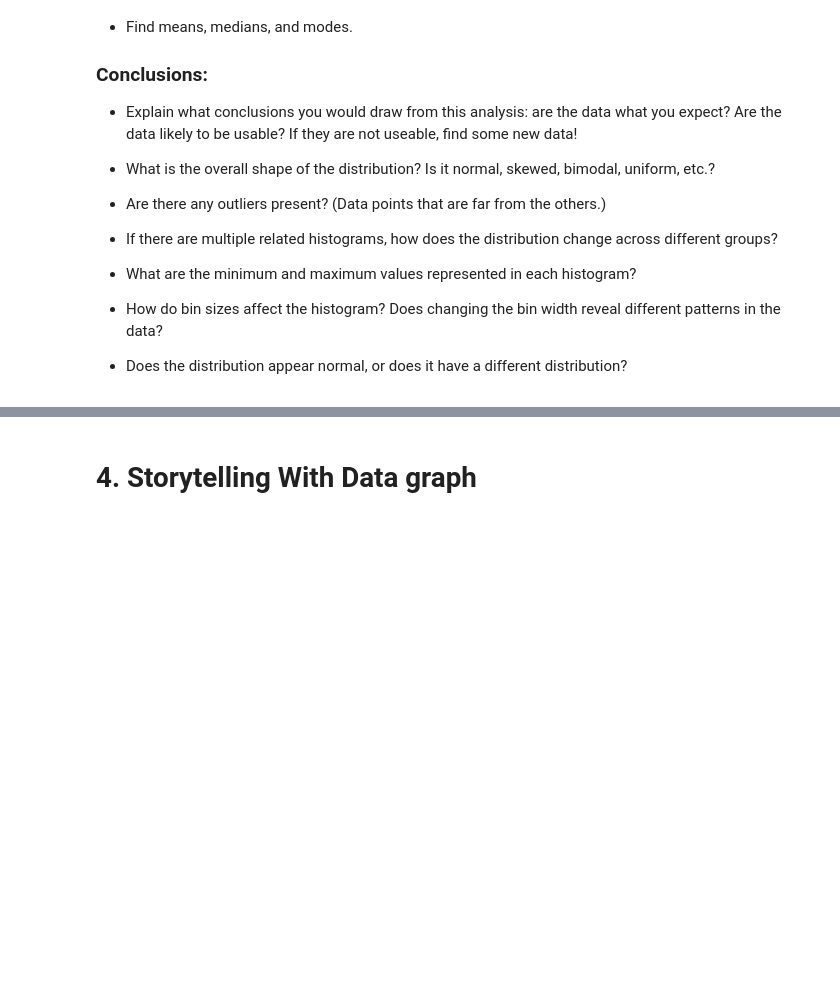
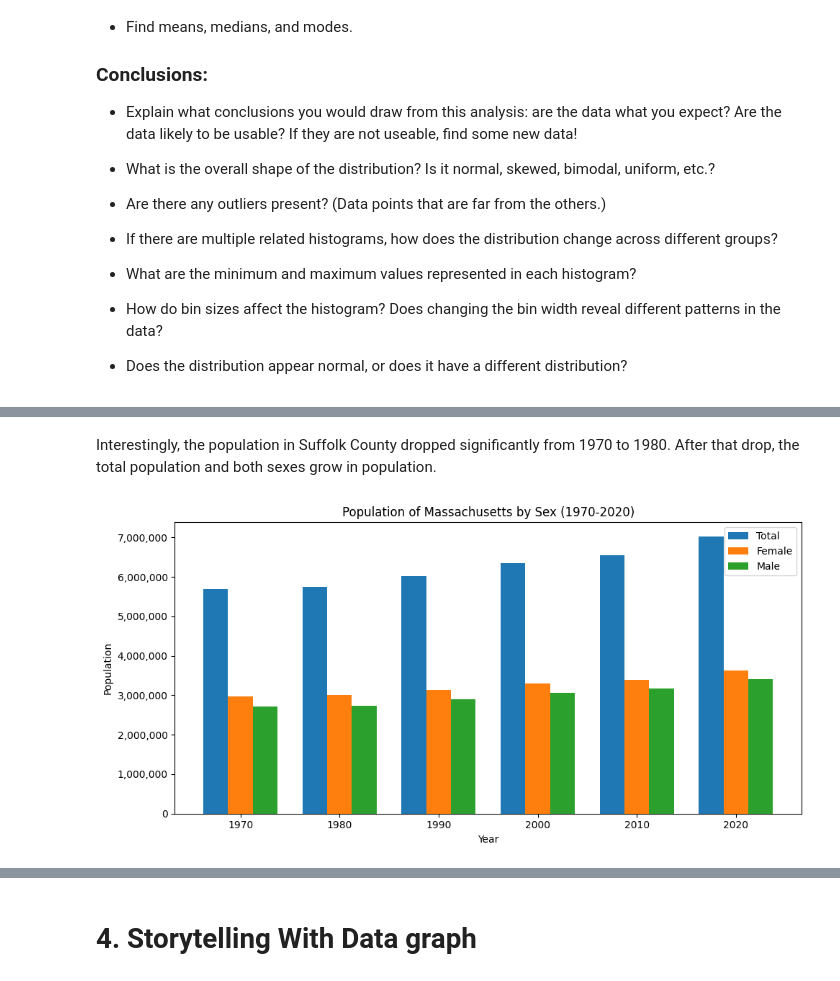
Before and after one commit to aidandig/DX699-ModB2, a Jupyter notebook: Homework/OMDS-ModB2-Week4-DiGregorio-Aidan.ipynb, the cells around one changed output, grey strips where cells are left out. Saved outputs shown, nothing was run; the diff lists cells and outputs as text; code cells hidden in the pictures; blank space fills up the shorter version.

```diff
--- a/Homework/OMDS-ModB2-Week4-DiGregorio-Aidan.ipynb
+++ b/Homework/OMDS-ModB2-Week4-DiGregorio-Aidan.ipynb
@@ -95,0 +405,35 @@ This week, you will do the same types of exercises as last week, but you should
+# %% [markdown]
+Interestingly, the population in Suffolk County dropped significantly from 1970 to 1980. After that drop, the total population and both sexes grow in population.
+# %%
+
+states = demographics.groupby('STATE').sum(numeric_only=True)
+
+mass = states.loc['Massachusetts']
+years = [1970, 1980, 1990, 2000, 2010, 2020]
+
+total_pop = [mass[f'total_pop_{yr}'] for yr in years]
+female_pop = [mass[f'female_pop_{yr}'] for yr in years]
+male_pop = [mass[f'male_pop_{yr}'] for yr in years]
+
+x = np.arange(len(years))
+width = 0.25
+
+plt.figure(figsize=(10,5))
+
+plt.bar(x - width, total_pop, width, label='Total')
+plt.bar(x, female_pop, width, label='Female')
+plt.bar(x + width, male_pop, width, label='Male')
+
+plt.xticks(x, years)
+plt.xlabel('Year')
+plt.ylabel('Population')
+plt.title('Population of Massachusetts by Sex (1970-2020)')
+plt.legend()
+
+# Format y-axis with commas
+plt.gca().yaxis.set_major_formatter(FuncFormatter(lambda x, pos: f'{int(x):,}'))
+
+plt.tight_layout()
+plt.show()
+# %% [output]
+[figure, added]
```
Also changed, not shown: parts of 30 cells of this notebook.
